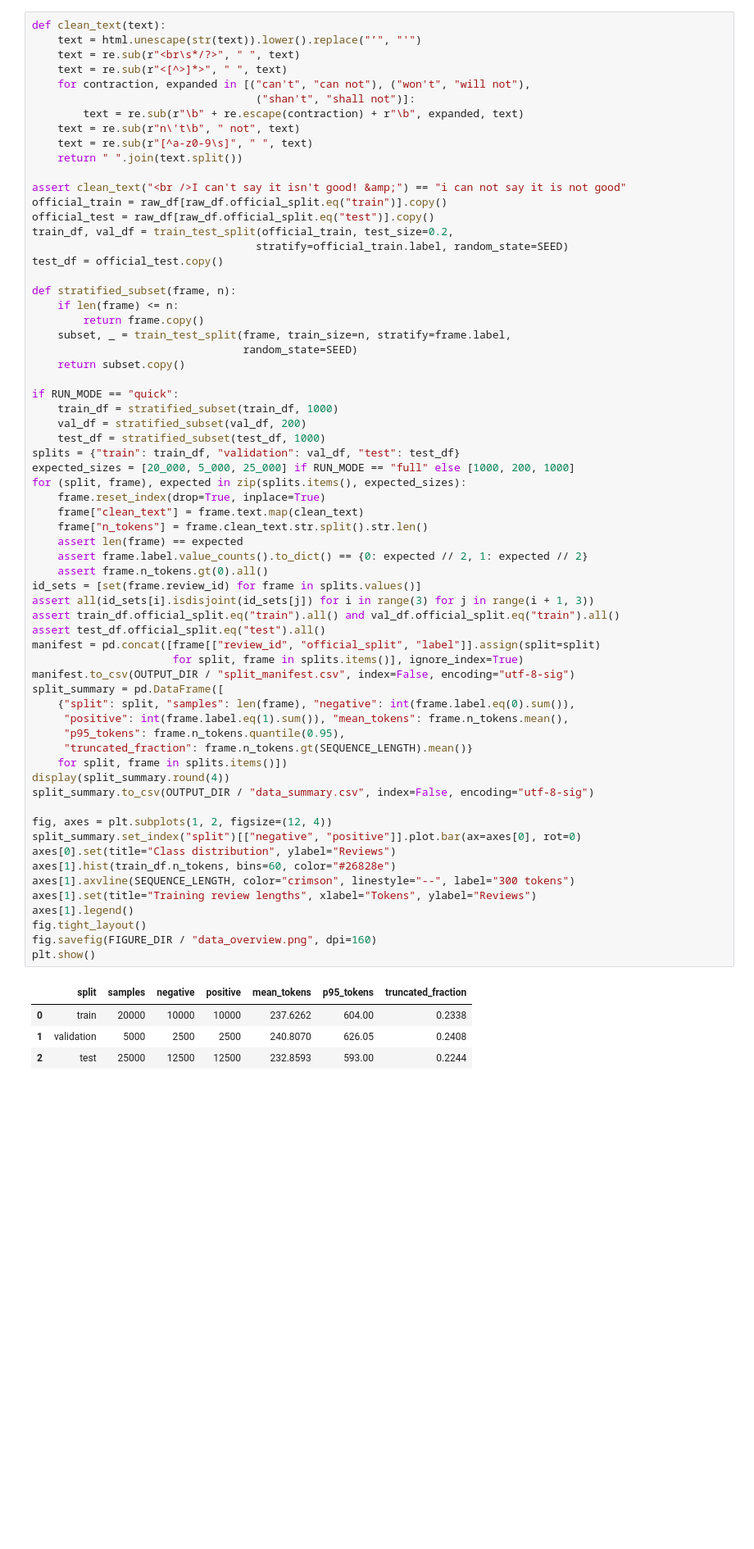
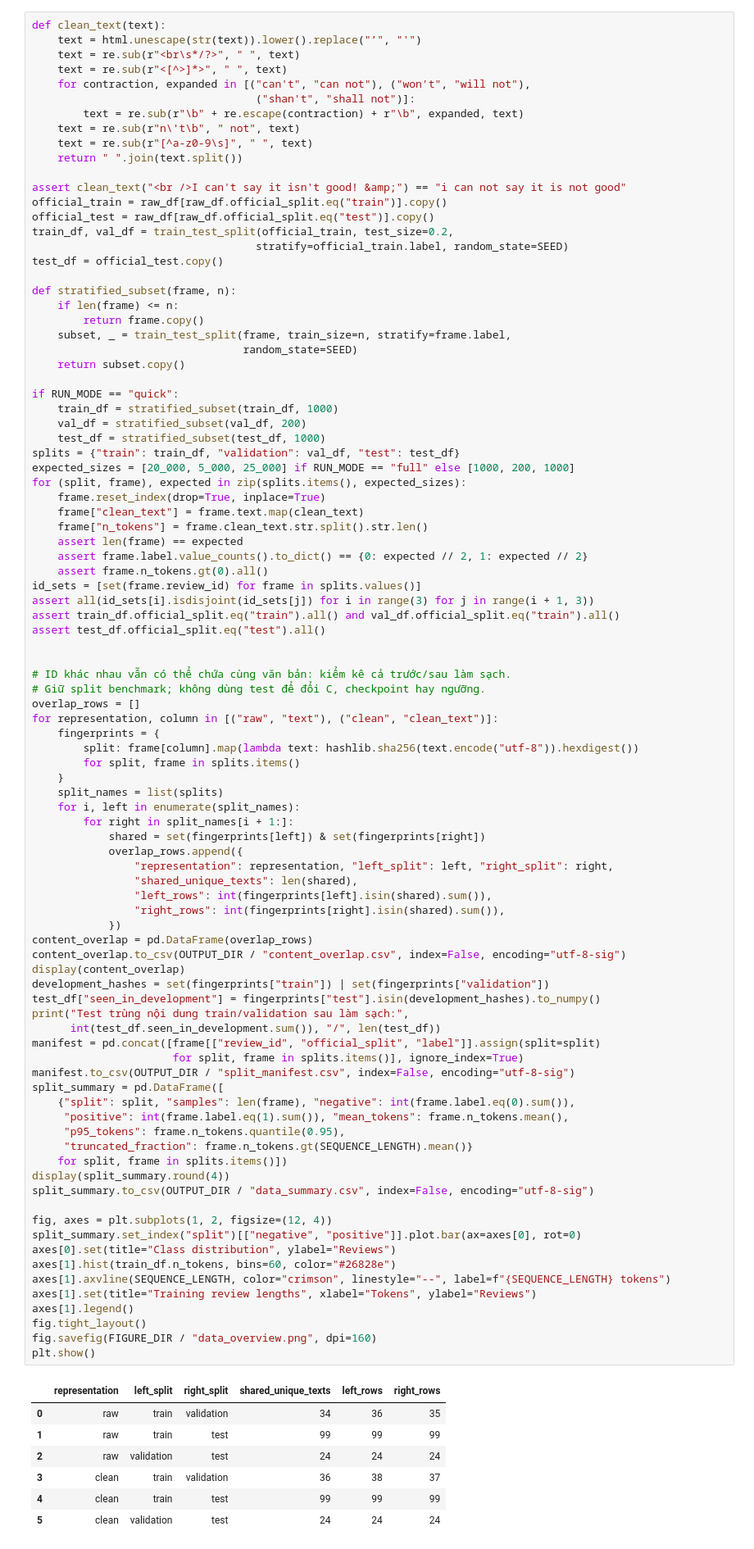
Before and after one commit to nengoiladang/Assignment_NLP_RNN_LSTM_GRU, a Jupyter notebook: IMDB_Sentiment_Analysis.ipynb, the cells around one changed output. Shown at 82% size. Saved outputs shown, nothing was run; the diff lists cells and outputs as text; blank space fills up the shorter version.

```diff
--- a/IMDB_Sentiment_Analysis.ipynb
+++ b/IMDB_Sentiment_Analysis.ipynb
@@ -230,35 +305,65 @@ for (split, frame), expected in zip(splits.items(), expected_sizes):
     frame["n_tokens"] = frame.clean_text.str.split().str.len()
     assert len(frame) == expected
     assert frame.label.value_counts().to_dict() == {0: expected // 2, 1: expected // 2}
     assert frame.n_tokens.gt(0).all()
 id_sets = [set(frame.review_id) for frame in splits.values()]
 assert all(id_sets[i].isdisjoint(id_sets[j]) for i in range(3) for j in range(i + 1, 3))
 assert train_df.official_split.eq("train").all() and val_df.official_split.eq("train").all()
 assert test_df.official_split.eq("test").all()
+
+
+# ID khác nhau vẫn có thể chứa cùng văn bản: kiểm kê cả trước/sau làm sạch.
+# Giữ split benchmark; không dùng test để đổi C, checkpoint hay ngưỡng.
+overlap_rows = []
+for representation, column in [("raw", "text"), ("clean", "clean_text")]:
+    fingerprints = {
+        split: frame[column].map(lambda text: hashlib.sha256(text.encode("utf-8")).hexdigest())
+        for split, frame in splits.items()
+    }
+    split_names = list(splits)
+    for i, left in enumerate(split_names):
+        for right in split_names[i + 1:]:
+            shared = set(fingerprints[left]) & set(fingerprints[right])
+            overlap_rows.append({
+                "representation": representation, "left_split": left, "right_split": right,
+                "shared_unique_texts": len(shared),
+                "left_rows": int(fingerprints[left].isin(shared).sum()),
+                "right_rows": int(fingerprints[right].isin(shared).sum()),
+            })
+content_overlap = pd.DataFrame(overlap_rows)
+content_overlap.to_csv(OUTPUT_DIR / "content_overlap.csv", index=False, encoding="utf-8-sig")
+display(content_overlap)
+development_hashes = set(fingerprints["train"]) | set(fingerprints["validation"])
+test_df["seen_in_development"] = fingerprints["test"].isin(development_hashes).to_numpy()
+print("Test trùng nội dung train/validation sau làm sạch:",
+      int(test_df.seen_in_development.sum()), "/", len(test_df))
 manifest = pd.concat([frame[["review_id", "official_split", "label"]].assign(split=split)
                       for split, frame in splits.items()], ignore_index=True)
 manifest.to_csv(OUTPUT_DIR / "split_manifest.csv", index=False, encoding="utf-8-sig")
 split_summary = pd.DataFrame([
     {"split": split, "samples": len(frame), "negative": int(frame.label.eq(0).sum()),
      "positive": int(frame.label.eq(1).sum()), "mean_tokens": frame.n_tokens.mean(),
      "p95_tokens": frame.n_tokens.quantile(0.95),
      "truncated_fraction": frame.n_tokens.gt(SEQUENCE_LENGTH).mean()}
     for split, frame in splits.items()])
 display(split_summary.round(4))
 split_summary.to_csv(OUTPUT_DIR / "data_summary.csv", index=False, encoding="utf-8-sig")
 
 fig, axes = plt.subplots(1, 2, figsize=(12, 4))
 split_summary.set_index("split")[["negative", "positive"]].plot.bar(ax=axes[0], rot=0)
 axes[0].set(title="Class distribution", ylabel="Reviews")
 axes[1].hist(train_df.n_tokens, bins=60, color="#26828e")
-axes[1].axvline(SEQUENCE_LENGTH, color="crimson", linestyle="--", label="300 tokens")
+axes[1].axvline(SEQUENCE_LENGTH, color="crimson", linestyle="--", label=f"{SEQUENCE_LENGTH} tokens")
 axes[1].set(title="Training review lengths", xlabel="Tokens", ylabel="Reviews")
 axes[1].legend()
 fig.tight_layout()
 fig.savefig(FIGURE_DIR / "data_overview.png", dpi=160)
 plt.show()
 # %% [output]
-|  | split | samples | negative | positive | mean_tokens | p95_tokens | truncated_fraction |
-| 0 | train | 20000 | 10000 | 10000 | 237.6262 | 604.00 | 0.2338 |
-| 1 | validation | 5000 | 2500 | 2500 | 240.8070 | 626.05 | 0.2408 |
-| 2 | test | 25000 | 12500 | 12500 | 232.8593 | 593.00 | 0.2244 |
+|  | representation | left_split | right_split | shared_unique_texts | left_rows | right_rows |
+| 0 | raw | train | validation | 34 | 36 | 35 |
+| 1 | raw | train | test | 99 | 99 | 99 |
+| 2 | raw | validation | test | 24 | 24 | 24 |
+| 3 | clean | train | validation | 36 | 38 | 37 |
+| 4 | clean | train | test | 99 | 99 | 99 |
+| 5 | clean | validation | test | 24 | 24 | 24 |
```
Also changed, not shown: parts of 28 cells of this notebook, 18 other files.
